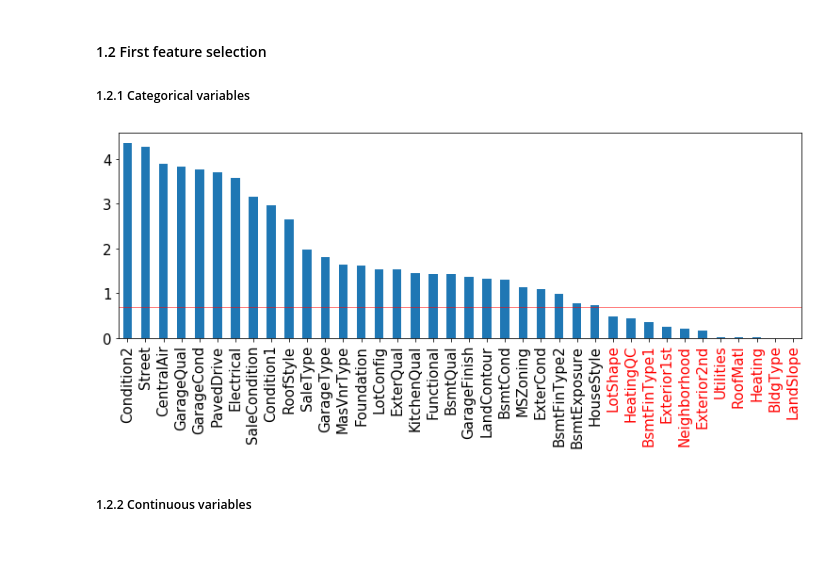
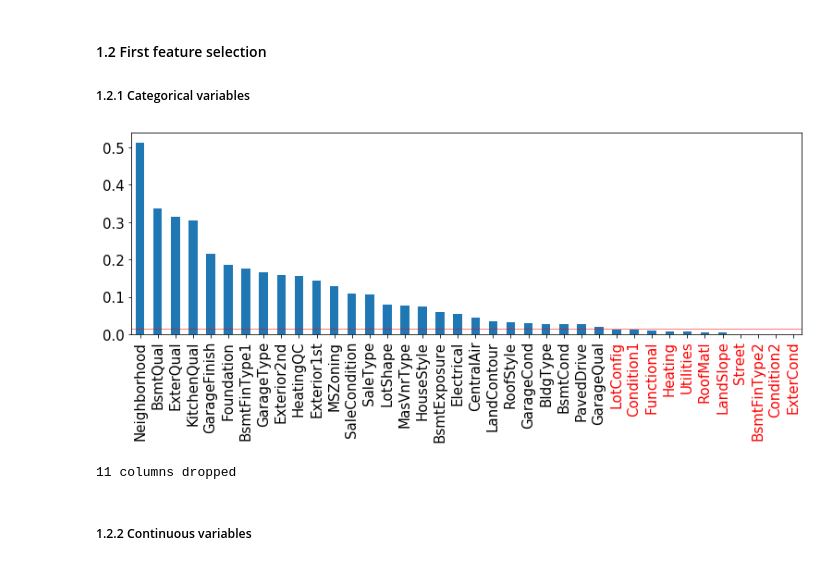
Before and after one commit to Makubu/AML, a Jupyter notebook: Chall2_Houses_Prediction/house_pricing_challenge.ipynb, the cells around one changed output. Saved outputs shown, nothing was run; the diff lists cells and outputs as text; code cells hidden in the pictures.

```diff
--- a/Chall2_Houses_Prediction/house_pricing_challenge.ipynb
+++ b/Chall2_Houses_Prediction/house_pricing_challenge.ipynb
@@ -274,7 +274,7 @@ The next step is to remove the less important features
 # Let's try to see which categorical features (non numeric) are relevant
 # first get the features and their mutual information with the price
 
-from sklearn.feature_selection import mutual_info_regression
+from sklearn.feature_selection import mutual_info_regression, mutual_info_classif
 from sklearn.feature_selection import SelectKBest
 from sklearn.preprocessing import LabelEncoder
 from sklearn.preprocessing import OrdinalEncoder
@@ -289,22 +289,22 @@ oe.fit(Categorical_dataset_noNull.drop('SalePrice', axis = 1))
 X_train_enc = oe.transform(Categorical_dataset_noNull.drop('SalePrice', axis = 1))
 categorical_Features = Categorical_dataset_noNull.drop('SalePrice', axis = 1).columns
 
-fs = SelectKBest(score_func=mutual_info_classif, k='all')
+fs = SelectKBest(score_func=mutual_info_regression, k='all')
 fs.fit(X_train_enc, Categorical_dataset_noNull.SalePrice)
 
 Mutual_Info_Non_Cat_Features = pd.Series(fs.scores_,index=categorical_Features).sort_values(ascending = False)
 # %%
 # Then plot the result with respect to a threshold
 
-categorical_threshold=0.7
+categorical_threshold=0.015
 
 n_drop_columns = len(Mutual_Info_Non_Cat_Features[Mutual_Info_Non_Cat_Features<categorical_threshold].index)
 plt.axhline(categorical_threshold, color='r', linewidth= 0.5)
 Mutual_Info_Non_Cat_Features.plot(kind='bar', figsize= (13,4), fontsize=15)
 for label in plt.gca().get_xticklabels()[-n_drop_columns:]:
     label.set_color('red')
 # %% [output]
-[figure, old version]
+[figure, new version]
 # %%
 ## We simplify the model dropping the features with a mutual information lesser than 0.7
 
@@ -312,6 +312,10 @@ drop_columns = Mutual_Info_Non_Cat_Features[Mutual_Info_Non_Cat_Features<categor
 
 dataset.drop(drop_columns, axis= 1 , inplace= True)
 test.drop(drop_columns, axis= 1 , inplace= True)
+
+print(len(drop_columns), 'columns dropped')
+# %% [output]
+11 columns dropped
 # %% [markdown]
 ##### 1.2.2 Continuous variables
 # %%
```
Also changed, not shown: parts of 25 cells of this notebook.
